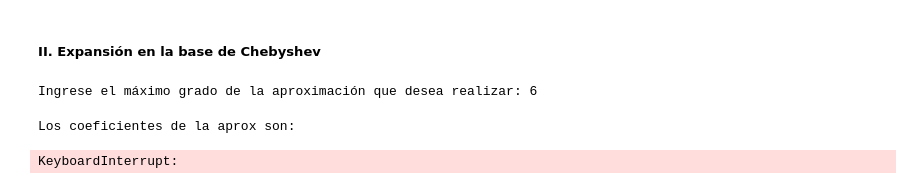
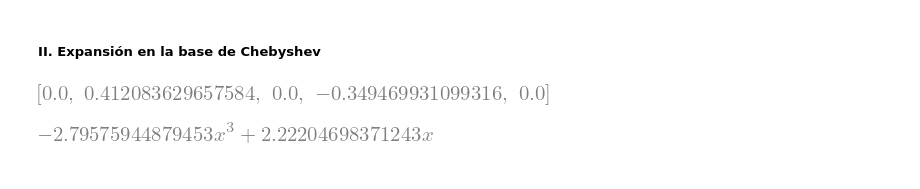
Before and after one commit to ucrosisabella/TareasMetMat1_25B, a Jupyter notebook: Codigos/Clase6 (1).ipynb, the cells around one changed output. Drawn from its saved outputs; the diff is of its cells as text; code cells hidden in the pictures.

```diff
--- a/Codigos/Clase6 (1).ipynb
+++ b/Codigos/Clase6 (1).ipynb
@@ -73,16 +78,29 @@ $\displaystyle \left[\begin{matrix}2 & 0 & 0 & 0 & 0 & 0 & 0 & 0 & 0 & 0\\0 & \f
 # %%
 # Para este punto c, modificamos la definición de producto interno, tal que:
 def prodint2 ( f, g ):
-    return integrate( f[0] * g[0] * sqrt(1 - x**2) , (x, a, b) )
+    fg = simplify( f * g * sqrt( 1 - x**2))
+    h_func = lambdify( x, fg, 'mpmath' )  #Convertimos la función a un valor numérico para poder integrar con SciPy
+    resultado, error = quad(h_func, a, b)
+    return resultado
+
+## Ahora, definimos a los monomios como funciones numéricas (para poder trabajar con SciPy
+
+mon10chev = []
+for i in range(10):
+    j = x**i
+    mon10chev.append(j)
 
 # Para ortogonalizar la base, seguimos el mismo proceso del punto anterior: (tomaremos la misma lista mon10 con los primeros 10 monomios)
 
 
 polchebyshev = []                    # La lista donde guardaremos a nuestros polinomios ortogonales
 
-for v in mon10:
+for v in mon10chev:
     u = v
     for o in polchebyshev:
         u -= (prodint2 (o, v) / prodint2(o, o)) * o
     polchebyshev.append(u)
+
+print("Nuestra base ortogonal es: ")
+FiniteSet(*polchebyshev)
 # %% [output]
@@ -175,27 +203,25 @@ plt.show()
 ##### II. Expansión en la base de Chebyshev
 # %%
 # De forma análoga al proceso con los polinomios de Legendre:
-h = Matrix( [ sin(3*x) * (1 - x**2) ] )
+h_num = sin(3*x) * (1 - x**2)
 
-n = abs(int(input( "Ingrese el máximo grado de la aproximación que desea realizar: " )))
+chebyshev_base = [chebyshevu( m , x ) for m in range(n)]     # El chebyshevu es para generar a los polinomios de Chebyshev de segunda especie
 
-chebyshev_base = [Matrix([chebyshevu( m , x )]) for m in range(n) ]     # El chebyshevu es para generar a los polinomios de Chebyshev de segunda especie
+# Como los polinomios de Chebyshev son una base ortogonal, es posible encontrar los coeficientes que así expanden por medio de proyecciones.
 
-# Ahora bien, vamos a calcular los coeficientes que así aproximan a nuestra función. Para ello, partimos del hecho de que los polinomios de Legendre son ortogonales
-# por lo que para encontrar los coeficientes nos basta con hacer producto punto entre h y cada una de las bases.
+#Los coeficientes:
 
-def coefs_cheb(v):                                         # Para facilitar el gráfico más adelante, definiremos una función que nos devuelva una matriz con los coeficientes
+def coefs_cheb(v):                                         # Para facilitar el gráfico más adelante, definiremos una función que nos devuelva una lista con los coeficientes
   coef = []                                           # dependiendo del número de bases sobre las que se desee hacer la aproximación
   for i in range(v):
-    ci = ( prodint2( h , chebyshev_base[i] ) / prodint2( chebyshev_base[i] , chebyshev_base [i] ) )
+    ci = ( prodint2( h_num , chebyshev_base[i] ) / prodint2( chebyshev_base[i] , chebyshev_base [i] ) )
     coef.append(ci)
   return coef
+
+# El polinomio aproximado
+def pol_cheb_aprox(v):
+  h_aprox_cheb = 0
+  coeficientes = coefs_cheb(v)
+  for i in range(v):
+    h_aprox_cheb = h_aprox_cheb + (coeficientes[i] * chebyshev_base[i])
+  return h_aprox_cheb
-# %% [output]
-Ingrese el máximo grado de la aproximación que desea realizar: 6
-# %%
-print("Los coeficientes de la aprox son:")
-init_printing()
-coefs_cheb(n)
-# %% [output]
-Los coeficientes de la aprox son:
-KeyboardInterrupt:
@@ -211,0 +228,12 @@ def h_chebyshev_pol(v):
+# %%
+print("Los coeficientes numéricos que acompañan a los polinomios de Chebyshev son:")
+init_printing()
+coefs_cheb(5)
+# %% [output]
+[figure, added]
+# %%
+print("mientras que el polinomio aproximado es en sí: ")
+init_printing()
+pol_cheb_aprox(5)
+# %% [output]
+[figure, added]
```
Also changed, not shown: parts of 12 cells of this notebook.
